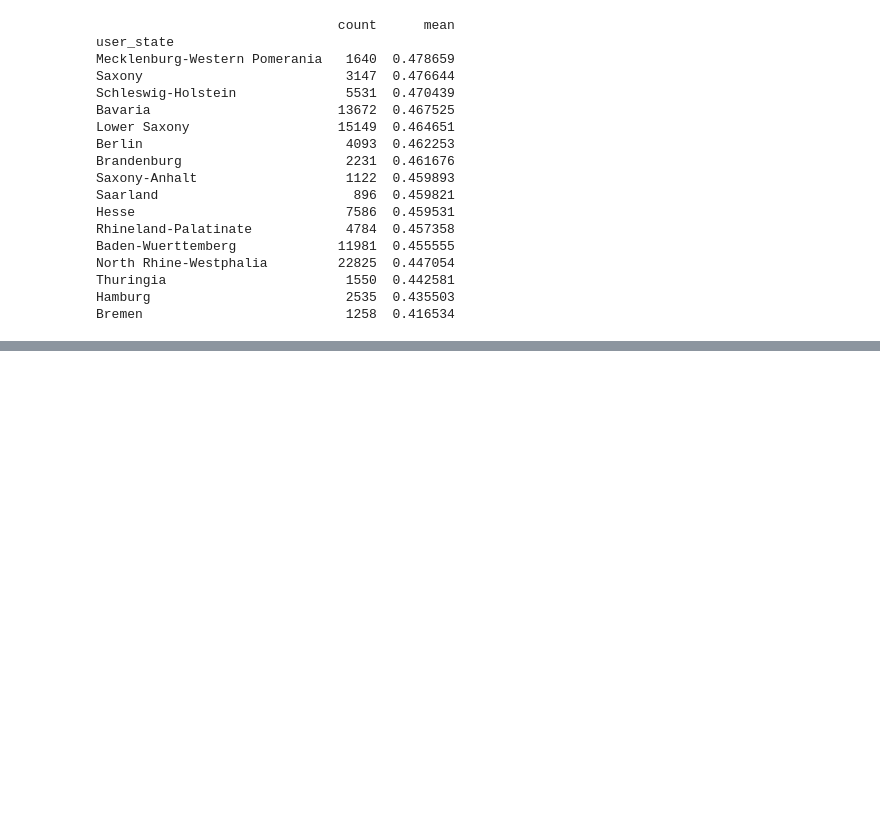
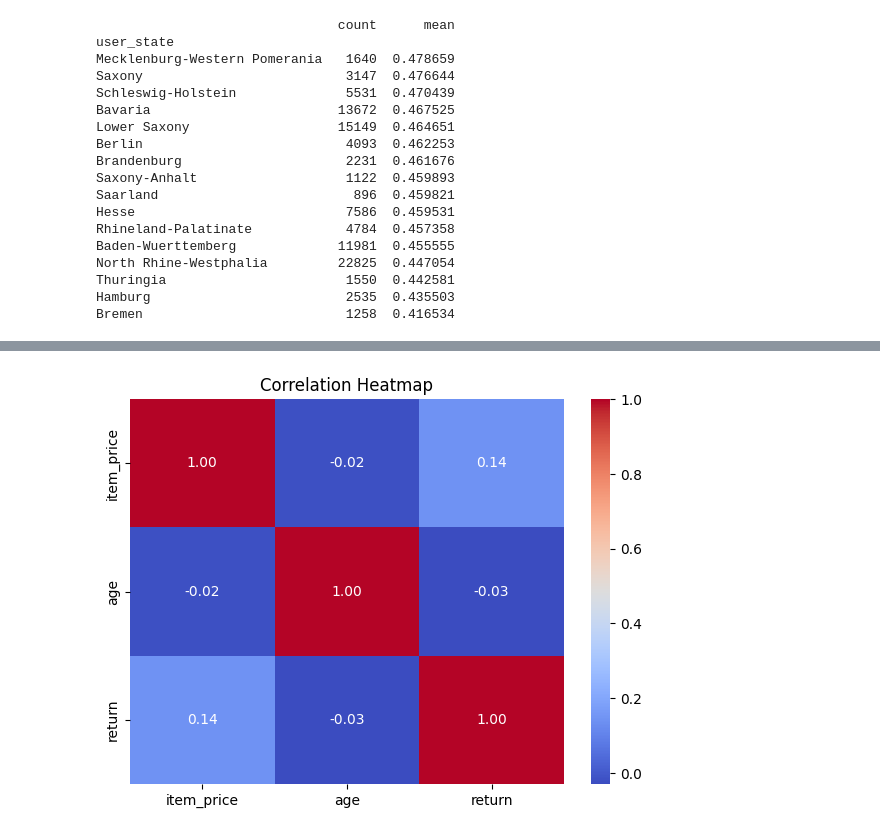
Before and after one commit to aish2106/ReturnRadar, a Jupyter notebook: notebooks/ReturnRadar_Final.ipynb, the cells around one changed output, grey strips where cells are left out. Cells and saved outputs as stored; diff of their text form; code cells hidden in the pictures; blank space fills up the shorter version.

Commit message:
Return rate analysis by state, title, brand and product, and correlation heatmap

```diff
--- a/notebooks/ReturnRadar_Final.ipynb
+++ b/notebooks/ReturnRadar_Final.ipynb
@@ -838,0 +920,14 @@ Bremen                          1258  0.416534
+# %%
+numeric_df = df[['item_price', 'age', 'return']]
+
+plt.figure(figsize=(7, 5))
+sns.heatmap(
+    numeric_df.corr(),
+    annot=True,
+    cmap='coolwarm',
+    fmt='.2f')
+
+plt.title('Correlation Heatmap')
+plt.show()
+# %% [output]
+[figure, added]
```
Also changed, not shown: parts of 8 cells of this notebook.
